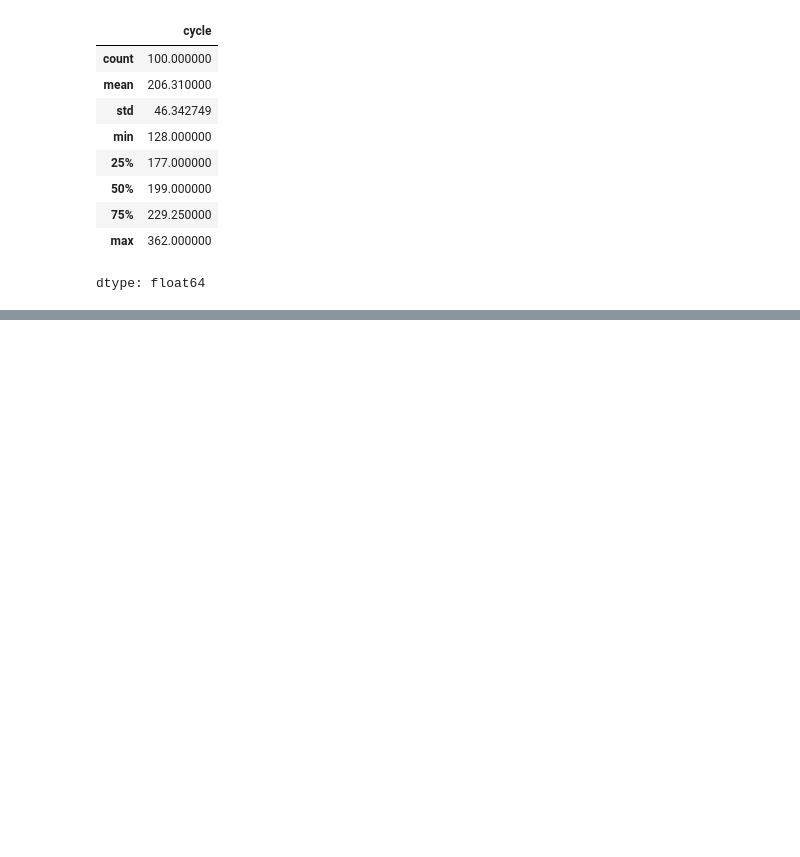
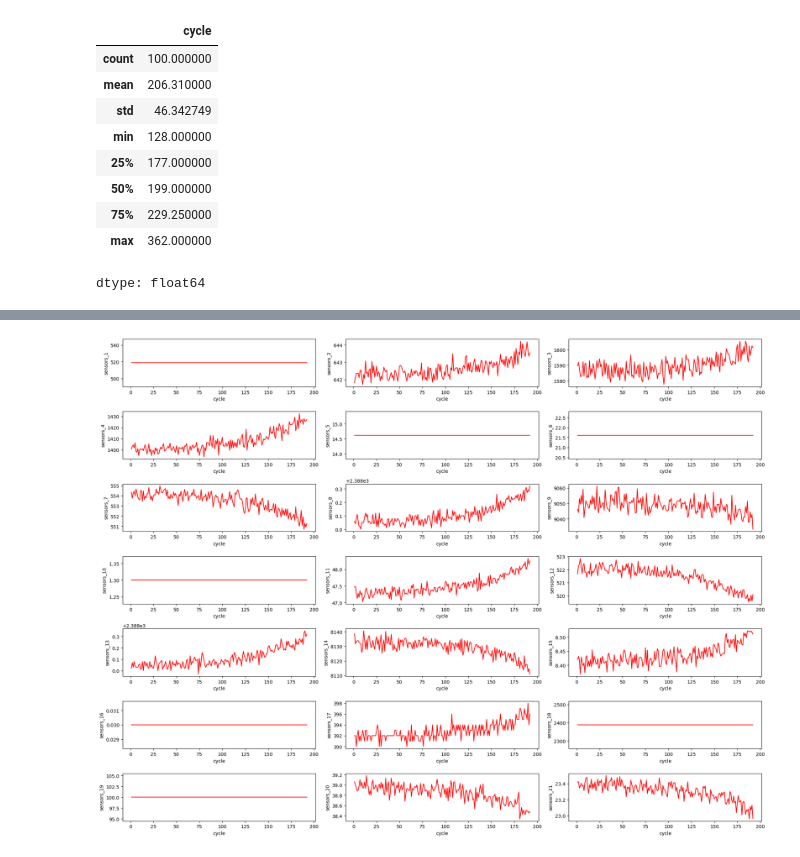
Before and after one commit to rikesh28/predictive_maintenance_engine, a Jupyter notebook: notebooks/01_EDA_domain_analysis.ipynb, the cells around one changed output, grey strips where cells are left out. Cells and saved outputs as stored; diff of their text form; code cells hidden in the pictures; blank space fills up the shorter version.

```diff
--- a/notebooks/01_EDA_domain_analysis.ipynb
+++ b/notebooks/01_EDA_domain_analysis.ipynb
@@ -212,0 +284,14 @@ dtype: float64
+# %%
+# Sensor Reading for Engine 1
+
+fig, axes = plt.subplots(7, 3, figsize = (20,15))
+axes = axes.flatten()
+
+for i, ax in enumerate(axes):
+  sensor = f'sensors_{i+1}'
+  sns.lineplot(data = train_df_fd001[train_df_fd001['engine_id'] == 1], x = 'cycle', y = sensor, ax = ax, color = 'red')
+
+plt.tight_layout()
+plt.show()
+# %% [output]
+[figure, added]
```
Also changed, not shown: parts of 13 cells of this notebook.
